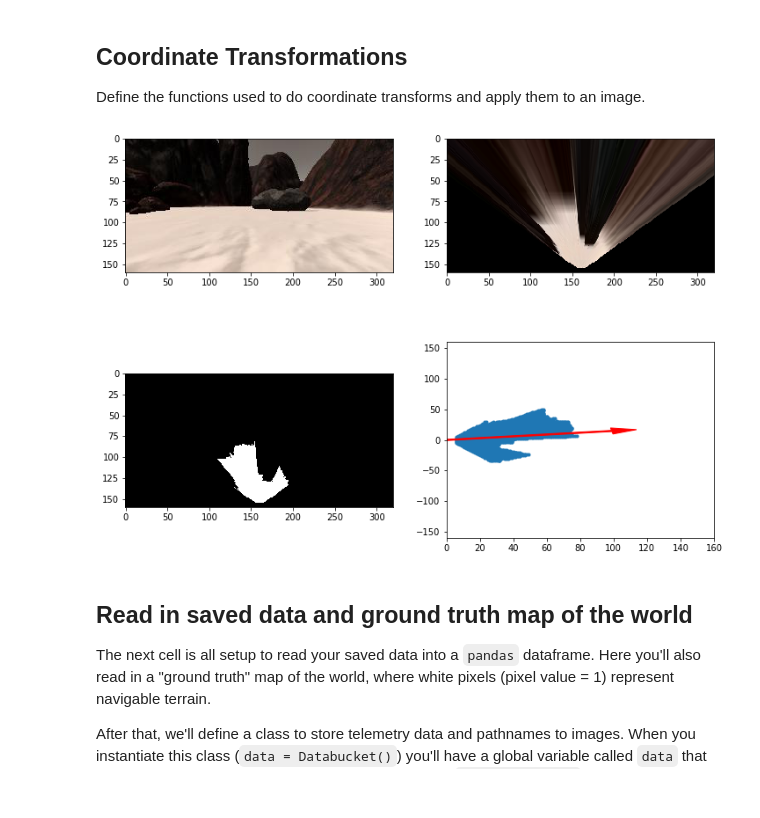
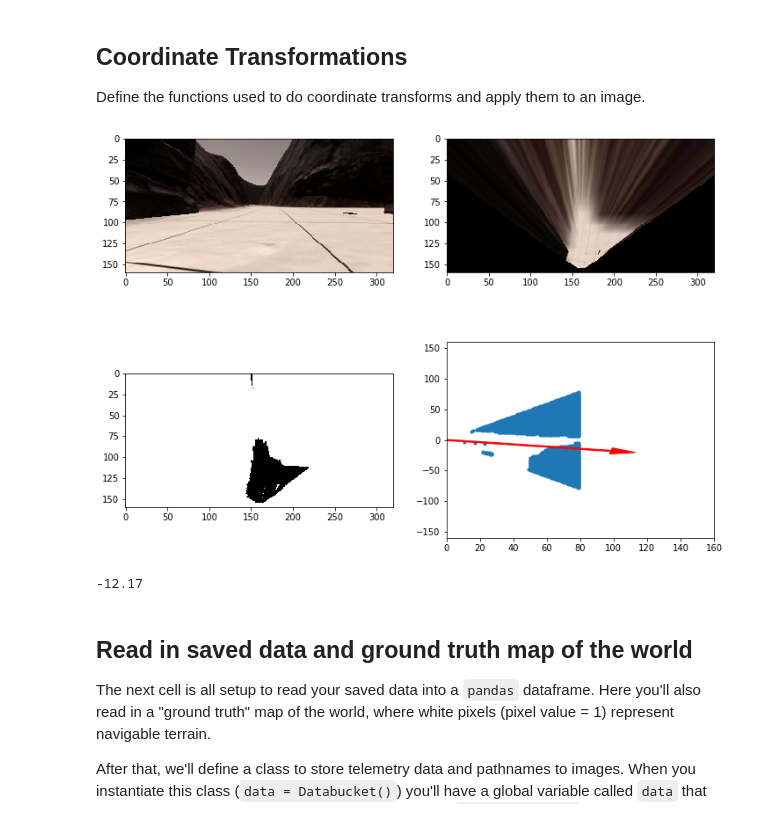
Before and after one commit to curtwelch/RoboND-Rover-Project, a Jupyter notebook: code/Rover_Project_Test_Notebook.ipynb, the cells around one changed output. Cells and saved outputs as stored; diff of their text form; code cells hidden in the pictures.

```diff
--- a/code/Rover_Project_Test_Notebook.ipynb
+++ b/code/Rover_Project_Test_Notebook.ipynb
@@ -139,6 +139,16 @@ None
 ## Coordinate Transformations
 Define the functions used to do coordinate transforms and apply them to an image.
 # %%
+def old_rover_coords(binary_img):
+    # Identify nonzero pixels
+    ypos, xpos = binary_img.nonzero()
+    # Calculate pixel positions with reference to the rover position being at the
+    # center bottom of the image.
+    x_pixel = np.absolute(ypos - binary_img.shape[0]).astype(np.float)
+    y_pixel = -(xpos - binary_img.shape[0]).astype(np.float)
+    return x_pixel, y_pixel
+
+
 def rover_coords(binary_img):
     # Identify nonzero pixels
     ypos, xpos = binary_img.nonzero()
@@ -146,7 +156,13 @@ def rover_coords(binary_img):
     # center bottom of the image.
     x_pixel = np.absolute(ypos - binary_img.shape[0]).astype(np.float)
     y_pixel = -(xpos - binary_img.shape[0]).astype(np.float)
+    # trim the list to only include the view cone, and also, not too far away
+    # We will not trust distant pixels for mapping so we trim them here
+    yx = [(y, x) for (y, x) in zip(y_pixel, x_pixel) if x < 80 and x > 10 and abs(y) < x]
+    y_pixel = np.float32([y for (y, x) in yx])
+    x_pixel = np.float32([x for (y, x) in yx])
     return x_pixel, y_pixel
+
 
 # Define a function to convert to radial coords in rover space
 def to_polar_coords(x_pixel, y_pixel):
@@ -192,36 +208,61 @@ def pix_to_world(xpix, ypix, xpos, ypos, yaw, world_size, scale):
     return x_pix_world, y_pix_world
 
 # Grab another random image
 idx = np.random.randint(0, len(img_list)-1)
 image = mpimg.imread(img_list[idx])
 warped = perspect_transform(image, source, destination)
 threshed = color_thresh(warped)
+wall = (1 - threshed[:,:])
 
 # Calculate pixel values in rover-centric coords and distance/angle to all pixels
 xpix, ypix = rover_coords(threshed)
+wxpix, wypix = rover_coords(wall)
 dist, angles = to_polar_coords(xpix, ypix)
 mean_dir = np.mean(angles)
 
 # Do some plotting
 fig = plt.figure(figsize=(12,9))
 plt.subplot(221)
 plt.imshow(image)
 plt.subplot(222)
 plt.imshow(warped)
 plt.subplot(223)
-plt.imshow(threshed, cmap='gray')
+#plt.imshow(threshed, cmap='gray')
+plt.imshow(wall, cmap='gray')
 plt.subplot(224)
-plt.plot(xpix, ypix, '.')
+#plt.plot(xpix, ypix, '.')
+plt.plot(wxpix, wypix, '.')
 plt.ylim(-160, 160)
 plt.xlim(0, 160)
 arrow_length = 100
 x_arrow = arrow_length * np.cos(mean_dir)
 y_arrow = arrow_length * np.sin(mean_dir)
 plt.arrow(0, 0, x_arrow, y_arrow, color='red', zorder=2, head_width=10, width=2)
 
 None
 # %% [output]
-[figure, old version]
+[figure, new version]
+# %%
+a = zip([1, 2, 3], [4, 5, 6])
+#a = []
+a = list(a)
+np.mean(a, axis=0)
+x = (np.array((1, 2)), np.array((3, 4))) + (np.array((5, 6)),)
+np.mean(x, axis=0)
+
+a = -24.34
+a /= 2.0
+a
+m = -0.374264500292
+if 1 > 0:
+        a = m * 180 / np.pi
+        a /= 2,0
+        Rover.steer = np.clip(a, -15, 15)
+        print("angles mean is", Rover.nav_rock_angles_mean);
+        print("a is", a)
+        print("SEE A ROCK, Override steering! set to", Rover.steer)
+# %% [output]
+-12.17
 # %% [markdown]
 ## Read in saved data and ground truth map of the world
 The next cell is all setup to read your saved data into a `pandas` dataframe.  Here you'll also read in a "ground truth" map of the world, where white pixels (pixel value = 1) represent navigable terrain.
```
Also changed, not shown: parts of 1 cell of this notebook.
